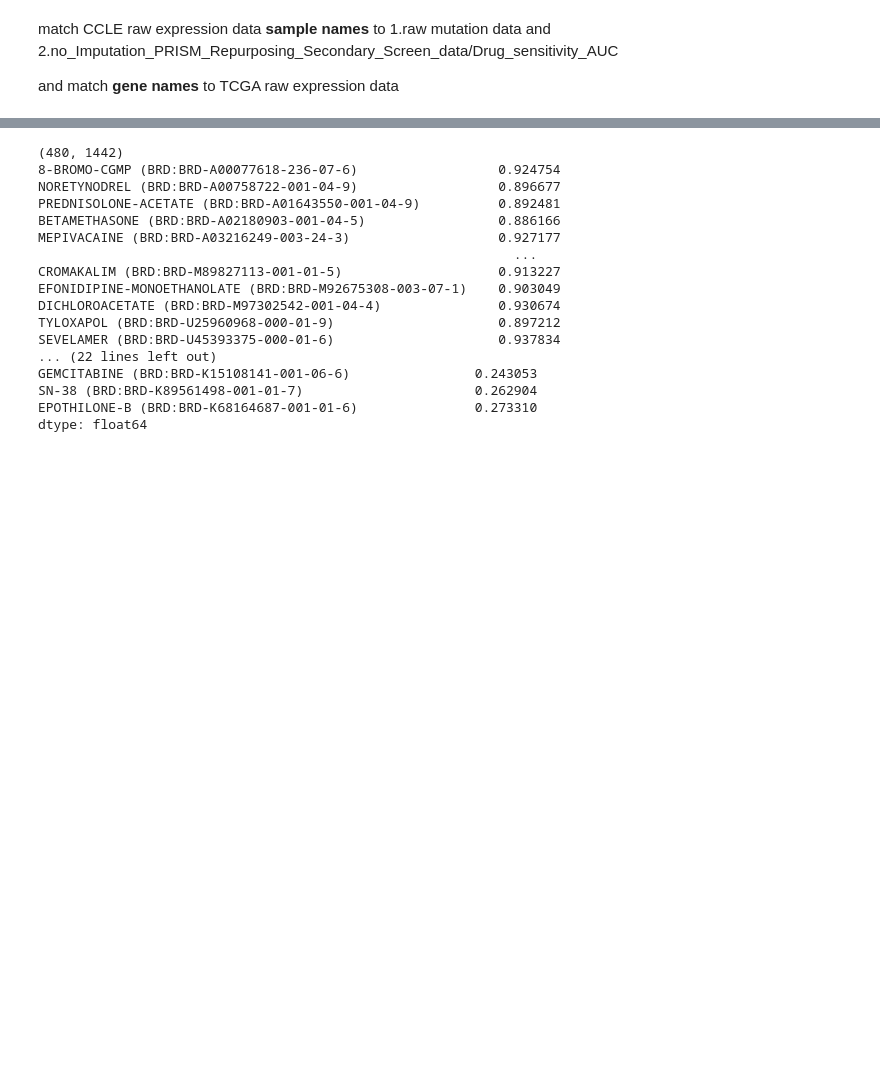
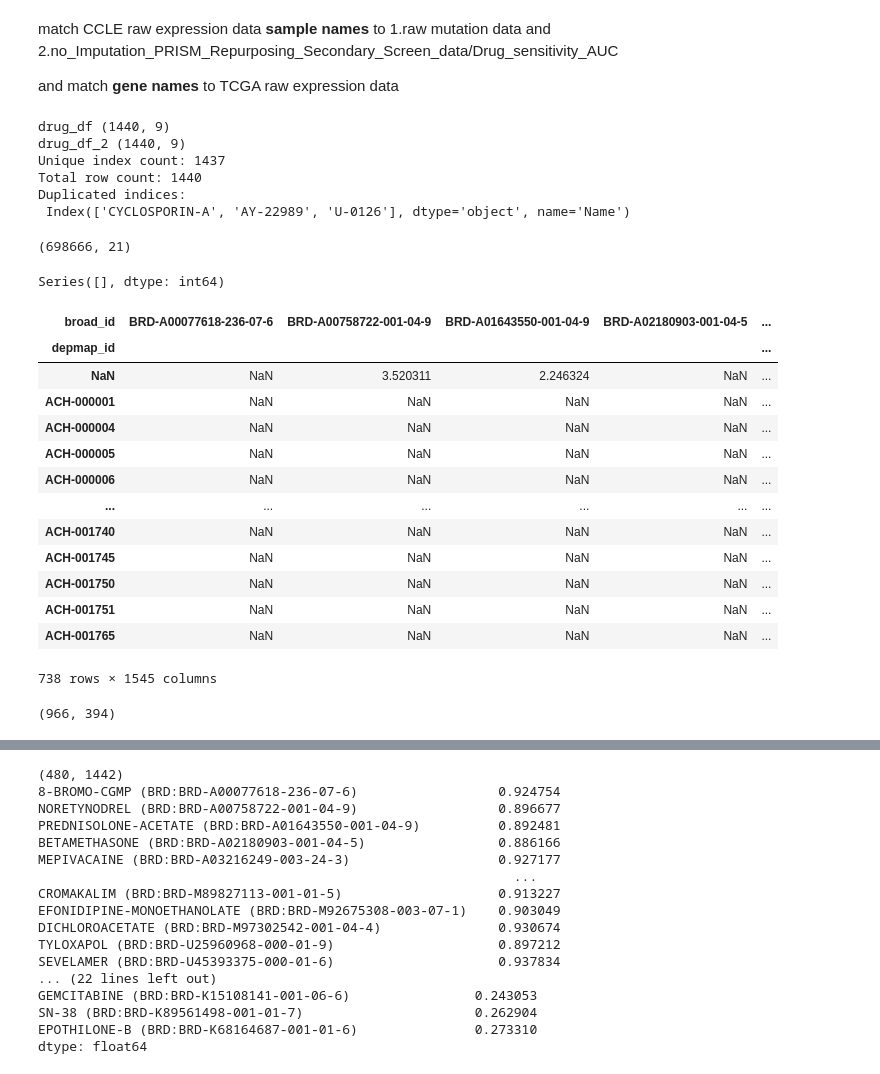
Before and after one commit to chiu-kai/ESPF_OMICS, a Jupyter notebook: utils/find_common_CCLEsample_for_PRISMtest.ipynb, the cells around one changed output, grey strips where cells are left out. Saved outputs shown, nothing was run; the diff lists cells and outputs as text; code cells hidden in the pictures; blank space fills up the shorter version.

```diff
--- a/utils/find_common_CCLEsample_for_PRISMtest.ipynb
+++ b/utils/find_common_CCLEsample_for_PRISMtest.ipynb
@@ -15,3 +15,67 @@ match CCLE raw expression data **sample names** to 1.raw mutation data and 2.no_
 and match **gene names** to TCGA raw expression data
 # %%
 import pandas as pd
+# %%
+drug_df_path = "../../data/no_Imputation_PRISM_Repurposing_Secondary_Screen_data/MACCS(Secondary_Screen_treatment_info)_union_NOrepeat.csv"
+drug_df = pd.read_csv( drug_df_path, sep=',', index_col=0)
+print("drug_df",drug_df.shape)
+drug_df_2 = drug_df.sort_index(axis=0).sort_index(axis=1)
+print("drug_df_2",drug_df_2.shape)
+
+print("Unique index count:", drug_df.index.nunique())
+print("Total row count:", len(drug_df))
+print("Duplicated indices:\n", drug_df.index[drug_df.index.duplicated()])
+# %% [output]
+drug_df (1440, 9)
+drug_df_2 (1440, 9)
+Unique index count: 1437
+Total row count: 1440
+Duplicated indices:
+ Index(['CYCLOSPORIN-A', 'AY-22989', 'U-0126'], dtype='object', name='Name')
+# %%
+PRISMparametersDF = pd.read_csv("/root/data/no_Imputation_PRISM_Repurposing_Secondary_Screen_data/prism-repurposing-20q2-secondary-screen-dose-response-curve-parameters.csv",
+                      sep=',')
+PRISMparametersDF = PRISMparametersDF[~PRISMparametersDF["broad_id"].isin(["BRD-K50010139-001-02-3", "BRD-K56981171-001-01-0"])]
+# %%
+# Define the screen_id priority mapping
+screen_priority = {"MTS010": 1, "HTS002": 2, "MTS006": 3}
+# Assume df is already loaded and includes columns: 'depmap_id', 'broad_id', 'screen_id', 'r2'
+# Map the priority to a new column
+PRISMparametersDF["screen_priority"] = PRISMparametersDF["screen_id"].map(screen_priority)
+# Sort by drug-cell line pair (broad_id, depmap_id), screen_priority, and descending r2
+df_sorted = PRISMparametersDF.sort_values(by=["broad_id", "depmap_id", "screen_priority", "r2"], ascending=[True, True, True, False])
+# Drop duplicates keeping the best quality measurement
+df_filtered = df_sorted.drop_duplicates(subset=["broad_id", "depmap_id"], keep="first")
+print(df_filtered.shape)
+# %% [output]
+(698666, 21)
+# %%
+duplicate_pairs = df_filtered.groupby(["depmap_id", "broad_id"]).size()
+duplicate_pairs = duplicate_pairs[duplicate_pairs > 1]
+print(duplicate_pairs)
+# %% [output]
+Series([], dtype: int64)
+# %%
+matrx_df = df_filtered.pivot(index="depmap_id", columns="broad_id", values="ic50")
+matrx_df
+# %% [output]
+| broad_id | BRD-A00077618-236-07-6 | BRD-A00758722-001-04-9 | BRD-A01643550-001-04-9 | BRD-A02180903-001-04-5 | ... |
+| depmap_id |  |  |  |  | ... |
+| NaN | NaN | 3.520311 | 2.246324 | NaN | ... |
+| ACH-000001 | NaN | NaN | NaN | NaN | ... |
+| ACH-000004 | NaN | NaN | NaN | NaN | ... |
+| ACH-000005 | NaN | NaN | NaN | NaN | ... |
+| ACH-000006 | NaN | NaN | NaN | NaN | ... |
+| ... | ... | ... | ... | ... | ... |
+| ACH-001740 | NaN | NaN | NaN | NaN | ... |
+| ACH-001745 | NaN | NaN | NaN | NaN | ... |
+| ACH-001750 | NaN | NaN | NaN | NaN | ... |
+| ACH-001751 | NaN | NaN | NaN | NaN | ... |
+| ACH-001765 | NaN | NaN | NaN | NaN | ... |
+738 rows × 1545 columns
+# %%
+LN_IC50_df = pd.read_csv("/root/data/DAPL/share/gdsc1+2_ccle_Z_SCORE.csv",
+                      sep=',', index_col=0)
+print(LN_IC50_df.shape)#(966ccl, 394drug)
+# %% [output]
+(966, 394)
```
Also changed, not shown: parts of 13 cells of this notebook, 3 other files.
